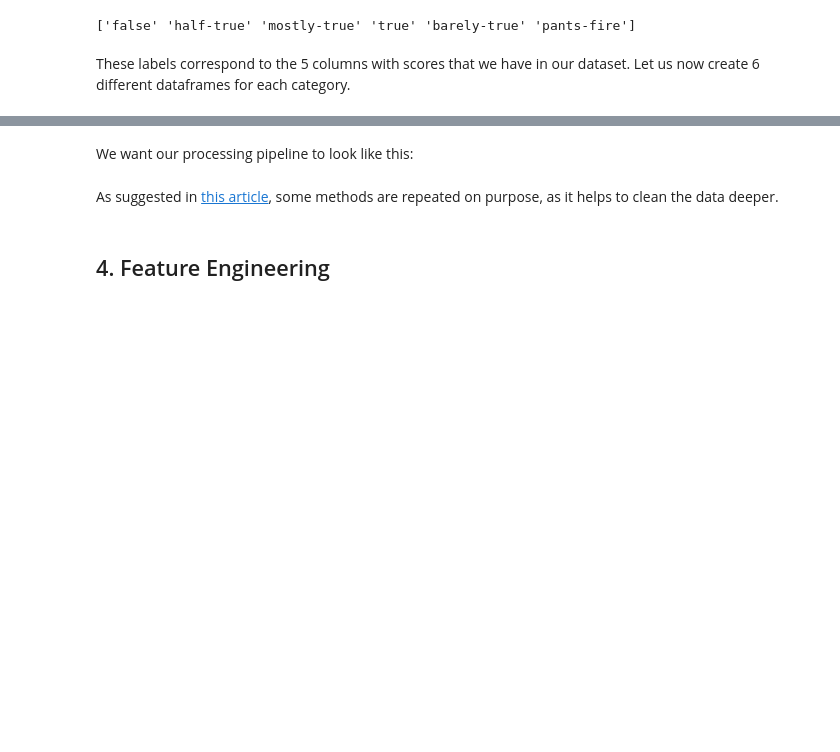
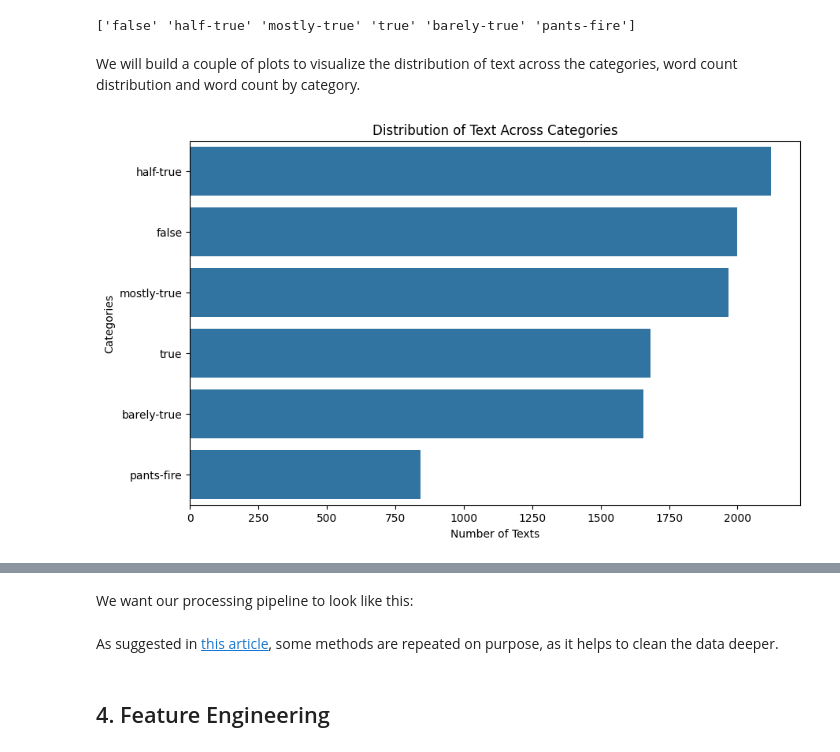
Before and after one commit to Yuliana7/fake-news-detector, a Jupyter notebook: fake-news-detector.ipynb, the cells around one changed output, grey strips where cells are left out. Drawn from its saved outputs; the diff is of its cells as text; code cells hidden in the pictures; blank space fills up the shorter version.

Commit message:
feat: EDA
This commit creates an EDA section of the report;
saves some images into img folder

WIP: Text Processing

```diff
--- a/fake-news-detector.ipynb
+++ b/fake-news-detector.ipynb
@@ -286,5 +295,3 @@ labels = liar_df['Label'].unique()
 print(labels)
 # %% [output]
 ['false' 'half-true' 'mostly-true' 'true' 'barely-true' 'pants-fire']
-# %% [markdown]
-These labels correspond to the 5 columns with scores that we have in our dataset. Let us now create 6 different dataframes for each category.
@@ -297,0 +298,2 @@ for label in liar_df['Label'].unique():
+# %% [markdown]
+We will build a couple of plots to visualize the distribution of text across the categories, word count distribution and word count by category.
@@ -297,0 +350,4 @@ for label in liar_df['Label'].unique():
+# %%
+plot_category_distribution(liar_df, "Label")
+# %% [output]
+[figure, added]
```
Also changed, not shown: parts of 17 cells of this notebook, 3 other files.
